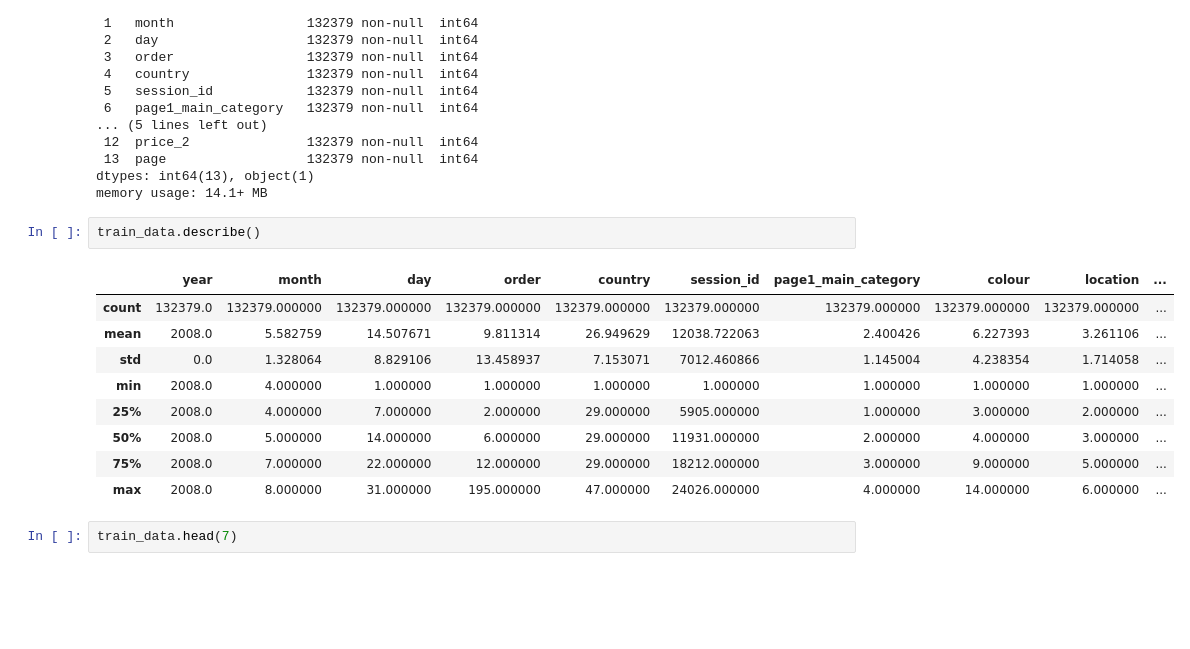
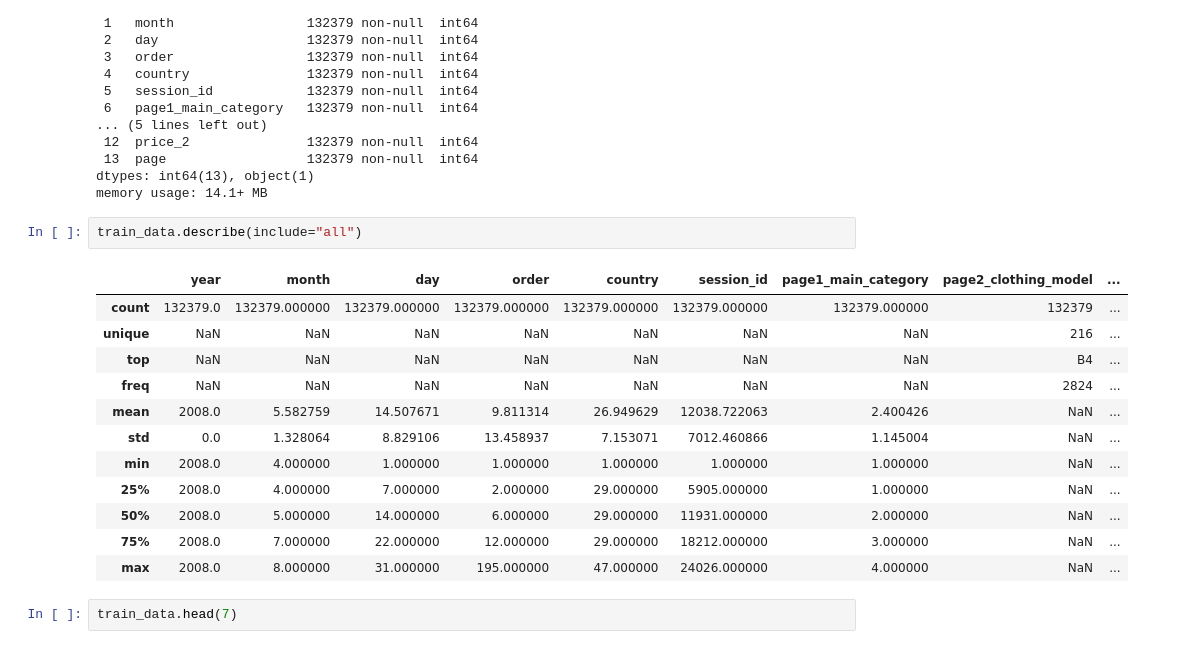
Before and after one commit to Mahaa-Lakshmi/Customer_Conversion_Analysis, a Jupyter notebook: notebooks/preprocessing.ipynb, the cells around one changed output. Cells and saved outputs as stored; diff of their text form; blank space fills up the shorter version.

Commit message:
data cleaning done

```diff
--- a/notebooks/preprocessing.ipynb
+++ b/notebooks/preprocessing.ipynb
@@ -31,17 +41,20 @@ Data columns (total 14 columns):
 dtypes: int64(13), object(1)
 memory usage: 14.1+ MB
 # %%
-train_data.describe()
+train_data.describe(include="all")
 # %% [output]
-|  | year | month | day | order | country | session_id | page1_main_category | colour | location | ... |
-| count | 132379.0 | 132379.000000 | 132379.000000 | 132379.000000 | 132379.000000 | 132379.000000 | 132379.000000 | 132379.000000 | 132379.000000 | ... |
-| mean | 2008.0 | 5.582759 | 14.507671 | 9.811314 | 26.949629 | 12038.722063 | 2.400426 | 6.227393 | 3.261106 | ... |
-| std | 0.0 | 1.328064 | 8.829106 | 13.458937 | 7.153071 | 7012.460866 | 1.145004 | 4.238354 | 1.714058 | ... |
-| min | 2008.0 | 4.000000 | 1.000000 | 1.000000 | 1.000000 | 1.000000 | 1.000000 | 1.000000 | 1.000000 | ... |
-| 25% | 2008.0 | 4.000000 | 7.000000 | 2.000000 | 29.000000 | 5905.000000 | 1.000000 | 3.000000 | 2.000000 | ... |
-| 50% | 2008.0 | 5.000000 | 14.000000 | 6.000000 | 29.000000 | 11931.000000 | 2.000000 | 4.000000 | 3.000000 | ... |
-| 75% | 2008.0 | 7.000000 | 22.000000 | 12.000000 | 29.000000 | 18212.000000 | 3.000000 | 9.000000 | 5.000000 | ... |
-| max | 2008.0 | 8.000000 | 31.000000 | 195.000000 | 47.000000 | 24026.000000 | 4.000000 | 14.000000 | 6.000000 | ... |
+|  | year | month | day | order | country | session_id | page1_main_category | page2_clothing_model | ... |
+| count | 132379.0 | 132379.000000 | 132379.000000 | 132379.000000 | 132379.000000 | 132379.000000 | 132379.000000 | 132379 | ... |
+| unique | NaN | NaN | NaN | NaN | NaN | NaN | NaN | 216 | ... |
+| top | NaN | NaN | NaN | NaN | NaN | NaN | NaN | B4 | ... |
+| freq | NaN | NaN | NaN | NaN | NaN | NaN | NaN | 2824 | ... |
+| mean | 2008.0 | 5.582759 | 14.507671 | 9.811314 | 26.949629 | 12038.722063 | 2.400426 | NaN | ... |
+| std | 0.0 | 1.328064 | 8.829106 | 13.458937 | 7.153071 | 7012.460866 | 1.145004 | NaN | ... |
+| min | 2008.0 | 4.000000 | 1.000000 | 1.000000 | 1.000000 | 1.000000 | 1.000000 | NaN | ... |
+| 25% | 2008.0 | 4.000000 | 7.000000 | 2.000000 | 29.000000 | 5905.000000 | 1.000000 | NaN | ... |
+| 50% | 2008.0 | 5.000000 | 14.000000 | 6.000000 | 29.000000 | 11931.000000 | 2.000000 | NaN | ... |
+| 75% | 2008.0 | 7.000000 | 22.000000 | 12.000000 | 29.000000 | 18212.000000 | 3.000000 | NaN | ... |
+| max | 2008.0 | 8.000000 | 31.000000 | 195.000000 | 47.000000 | 24026.000000 | 4.000000 | NaN | ... |
 # %%
 train_data.head(7)
 # %% [output]
```
Also changed, not shown: parts of 19 cells of this notebook, 3 other files.
